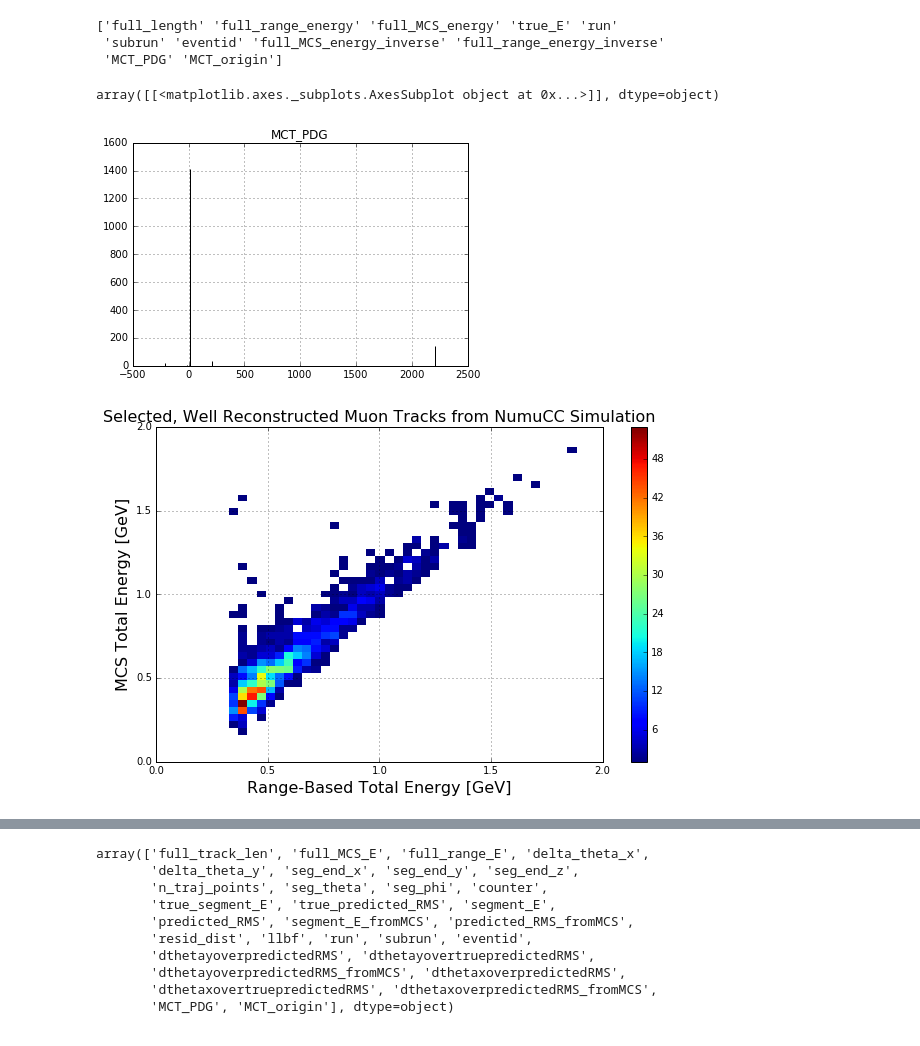
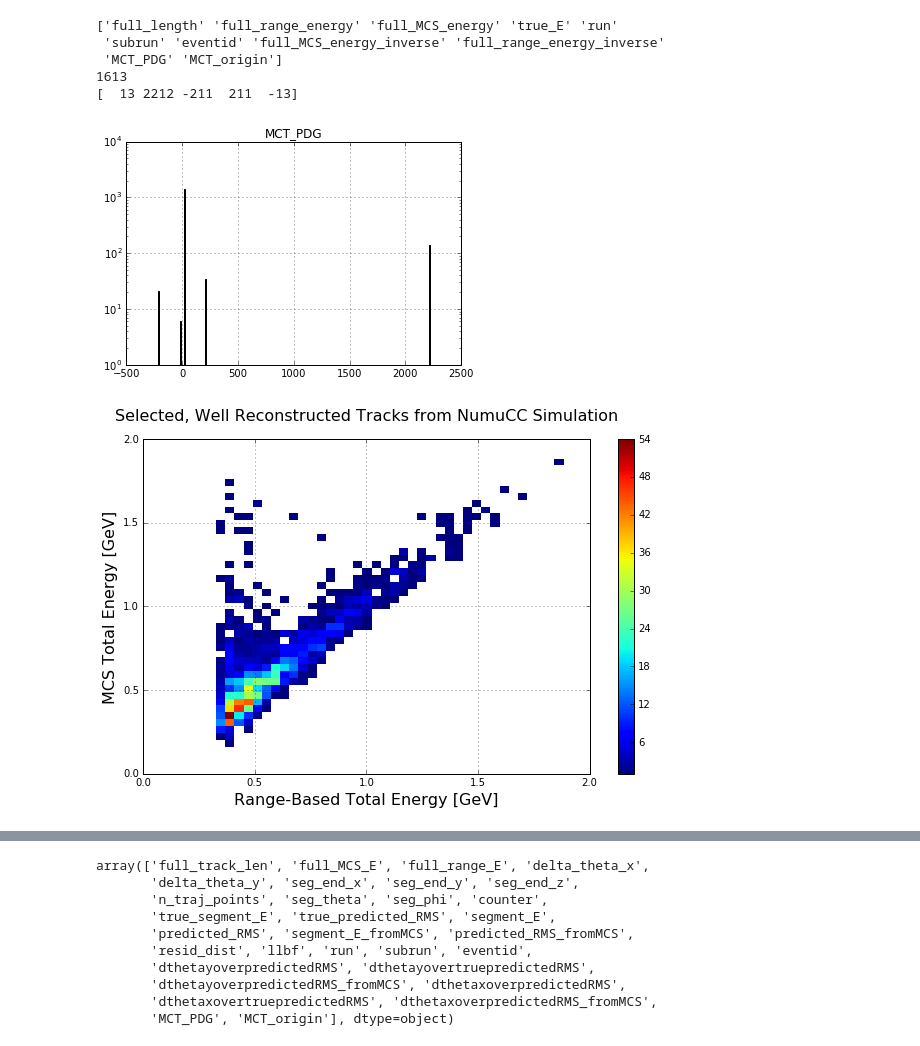
Before and after one commit to kaleko/MCS_Technote, a Jupyter notebook: MCS_paper_work.ipynb, the cells around one changed output, grey strips where cells are left out. Drawn from its saved outputs; the diff is of its cells as text; code cells hidden in the pictures.

```diff
--- a/MCS_paper_work.ipynb
+++ b/MCS_paper_work.ipynb
@@ -25,9 +25,9 @@ myfile = 'MCSBiasStudy_%s_anaout_%dcmseg_2res_bothscatters.root' %( anatype, seg
 titles = {
            'singlemu_mctracks'   : 'Fully Contained Single Muon MCTracks',
            'singlemu_recotracks' : 'Fully Contained, Well Reconstructed Single Muon Tracks',
-           'singletrack_data'    : 'Selected, Well Reconstructed Muon Tracks from NumuCC Data',
+           'singletrack_data'    : 'Selected, Well Reconstructed Tracks from NumuCC Data',
            'full_range_energy'   : 'Range-Based Total Energy [GeV]',
-           'singletrack_MC'      : 'Selected, Well Reconstructed Muon Tracks from NumuCC Simulation',
+           'singletrack_MC'      : 'Selected, Well Reconstructed Tracks from NumuCC Simulation',
            'full_MCS_energy'     : 'MCS Total Energy [GeV]',
            'true_E'              : 'True Total Energy [GeV]'
          }
@@ -65,31 +65,36 @@ def gaussian(x, amp, cen, wid):
     return (amp/(np.sqrt(2*np.pi)*wid)) * np.exp(-(x-cen)**2 /(2*wid**2))
 # %%
 print df.columns.values
-df.hist('MCT_PDG',bins=np.linspace(-500,2500,3002))
+print len(df)
+df.hist('MCT_PDG',bins=np.linspace(-500,2500,300))
+fart = plt.yscale('log')
+print df['MCT_PDG'].unique()
 # %% [output]
 ['full_length' 'full_range_energy' 'full_MCS_energy' 'true_E' 'run'
  'subrun' 'eventid' 'full_MCS_energy_inverse' 'full_range_energy_inverse'
  'MCT_PDG' 'MCT_origin']
+1613
+[  13 2212 -211  211  -13]
-array([[<matplotlib.axes._subplots.AxesSubplot object at 0x...>]], dtype=object)
-[figure, old version]
+[figure, new version]
 # %%
 plt.figure(figsize=(10,6))
-myx = df.query('MCT_PDG < 2000')['full_range_energy'].values
-myy = df.query('MCT_PDG < 2000')['full_MCS_energy'].values
+myx = df['full_range_energy'].values
+myy = df['full_MCS_energy'].values
 blah = plt.hist2d(myx,myy,bins=((np.linspace(0,2,50),np.linspace(0,2,50))),cmin=1)
 blah = plt.colorbar()
 blah = plt.grid(True)
 blha = plt.xlabel('Range-Based Total Energy [GeV]',fontsize=16)
 blha = plt.ylabel('MCS Total Energy [GeV]',fontsize=16)
 blha = plt.title('%s'%titles[anatype],fontsize=16)
+blha.set_y(1.04)
 
 #blah = np.polyfit(myx,myy,1)
 #p = np.poly1d(blah)
 #xp = np.linspace(100,200,100)
 #poop = plt.plot(xp, p(xp), 'g-',linewidth=3, label='Linear Poly Fit')
 #print p
 # %% [output]
-[figure, old version]
+[figure, new version]
 # %%
 if anatype == 'singlemu_mctracks':
     plt.figure(figsize=(10,6))
```
Also changed, not shown: parts of 9 cells of this notebook, 13 other files.
